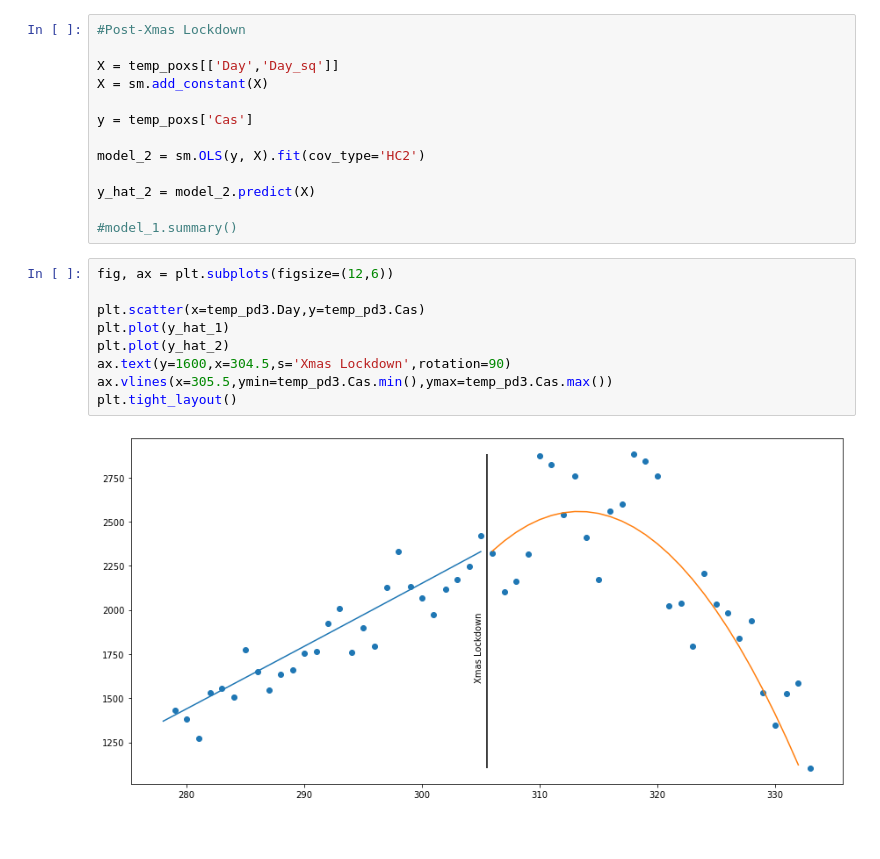
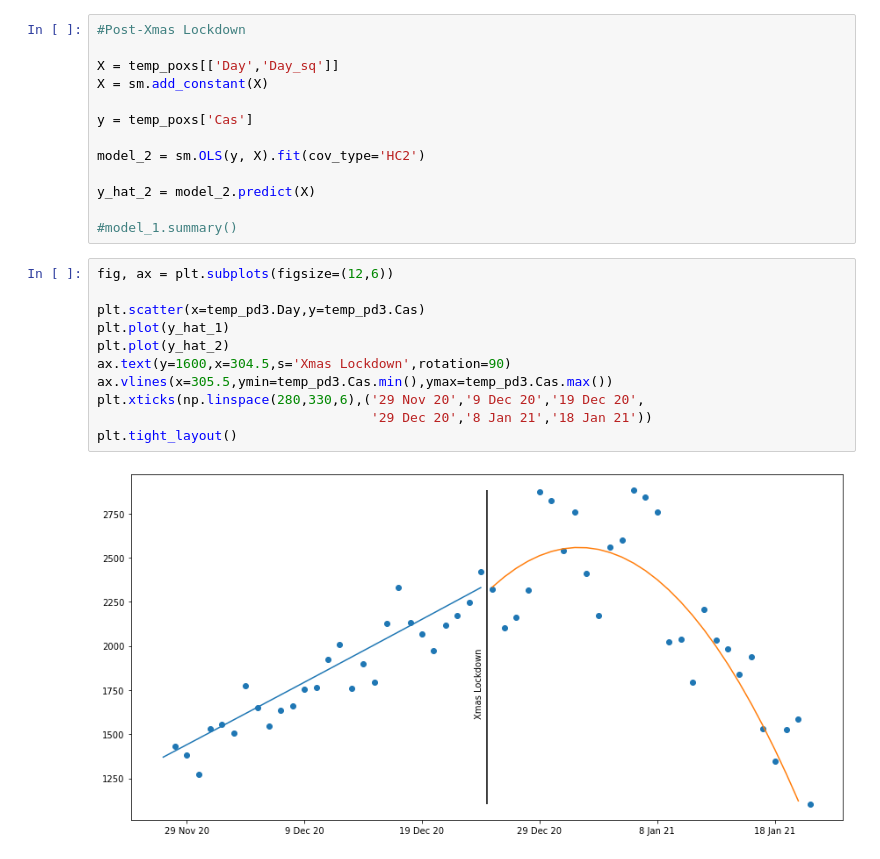
Before and after one commit to mmrossi/m3-4-rdd-project, a Jupyter notebook: Rough Draft.ipynb, the cells around one changed output. Cells and saved outputs as stored; diff of their text form.

```diff
--- a/Rough Draft.ipynb
+++ b/Rough Draft.ipynb
@@ -208,11 +208,13 @@ y_hat_2 = model_2.predict(X)
 # %%
 fig, ax = plt.subplots(figsize=(12,6))
 
 plt.scatter(x=temp_pd3.Day,y=temp_pd3.Cas)
 plt.plot(y_hat_1)
 plt.plot(y_hat_2)
 ax.text(y=1600,x=304.5,s='Xmas Lockdown',rotation=90)
 ax.vlines(x=305.5,ymin=temp_pd3.Cas.min(),ymax=temp_pd3.Cas.max())
+plt.xticks(np.linspace(280,330,6),('29 Nov 20','9 Dec 20','19 Dec 20',
+                                   '29 Dec 20','8 Jan 21','18 Jan 21'))
 plt.tight_layout()
 # %% [output]
-[figure, old version]
+[figure, new version]
```
Also changed, not shown: parts of 4 cells of this notebook.
